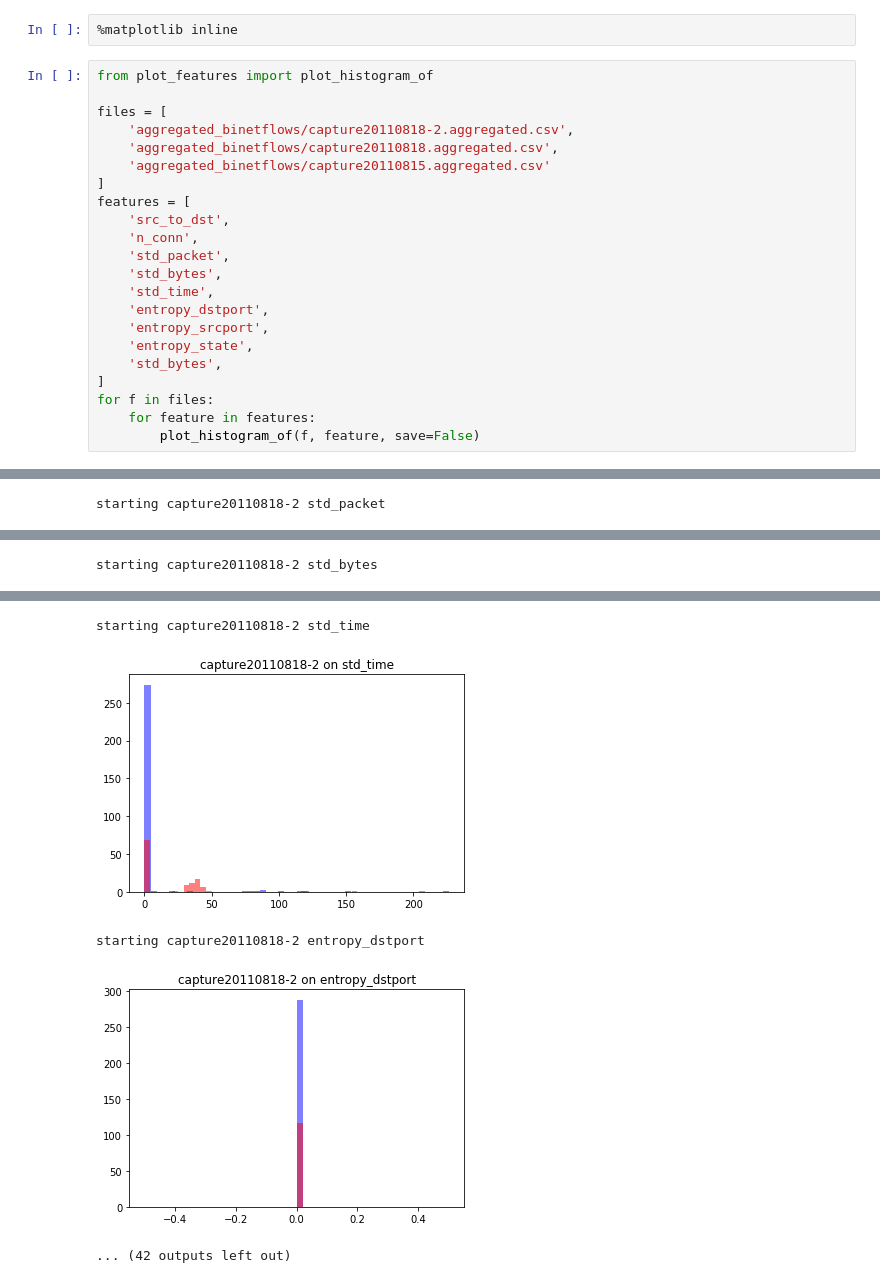
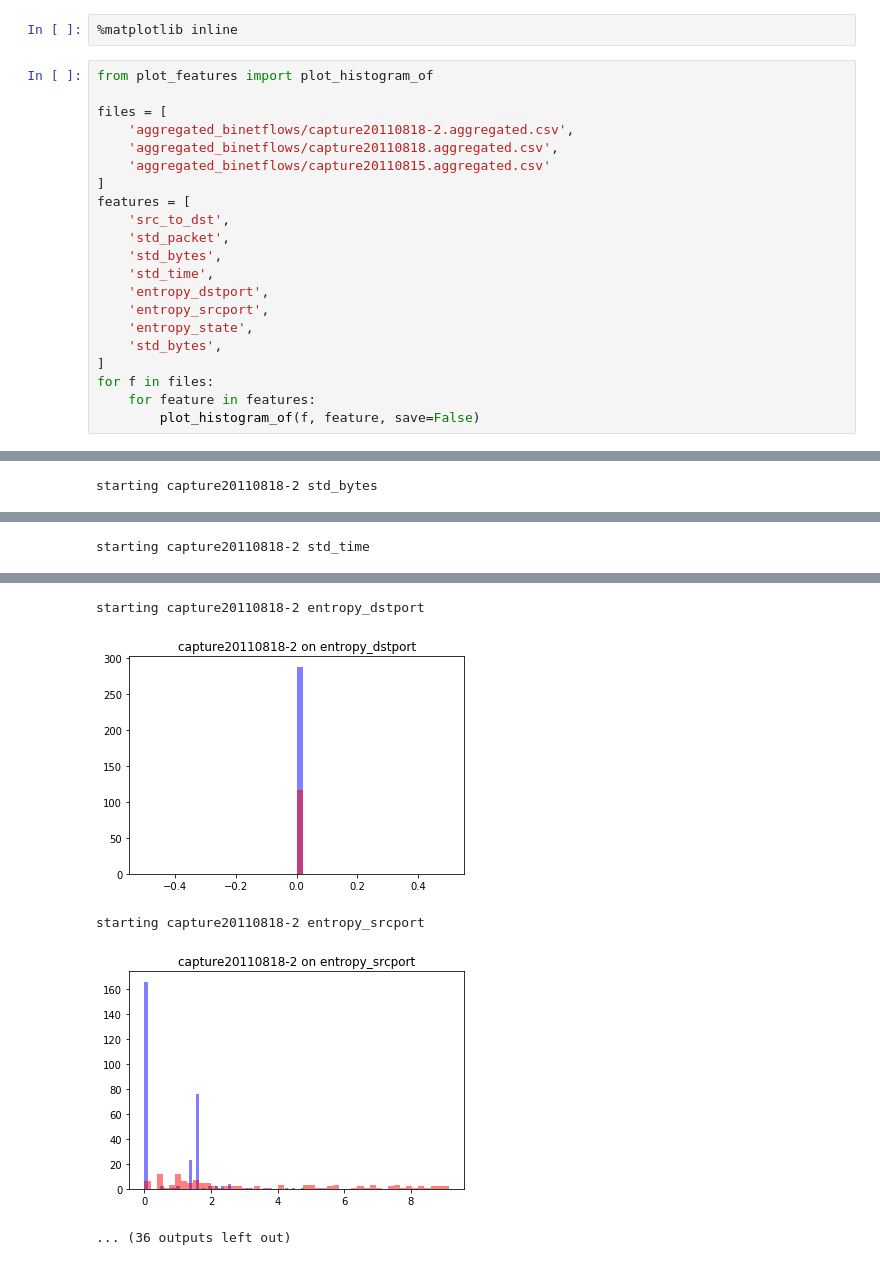
Before and after one commit to SpokenBanana/lambda-code, a Jupyter notebook: ddos-detection/Histogram of New Features.ipynb, the cells around one changed output, grey strips where cells are left out. Saved outputs shown, nothing was run; the diff lists cells and outputs as text.

Commit message:
updated histograms

```diff
--- a/ddos-detection/Histogram of New Features.ipynb
+++ b/ddos-detection/Histogram of New Features.ipynb
@@ -10,7 +10,6 @@ files = [
 ]
 features = [
     'src_to_dst',
-    'n_conn',
     'std_packet',
     'std_bytes',
     'std_time',
@@ -30 +29 @@ starting capture20110818-2 n_conn
-starting capture20110818-2 std_packet
+starting capture20110818-2 std_bytes
@@ -32 +31 @@ starting capture20110818-2 std_packet
-starting capture20110818-2 std_bytes
+starting capture20110818-2 std_time
@@ -34,5 +33,5 @@ starting capture20110818-2 std_bytes
-starting capture20110818-2 std_time
+starting capture20110818-2 entropy_dstport
-[figure, old version]
+[figure, new version]
-starting capture20110818-2 entropy_dstport
+starting capture20110818-2 entropy_srcport
-[figure, old version]
+[figure, new version]
-... (42 outputs left out)
+... (36 outputs left out)
```
Also changed, not shown: parts of 1 cell of this notebook.
